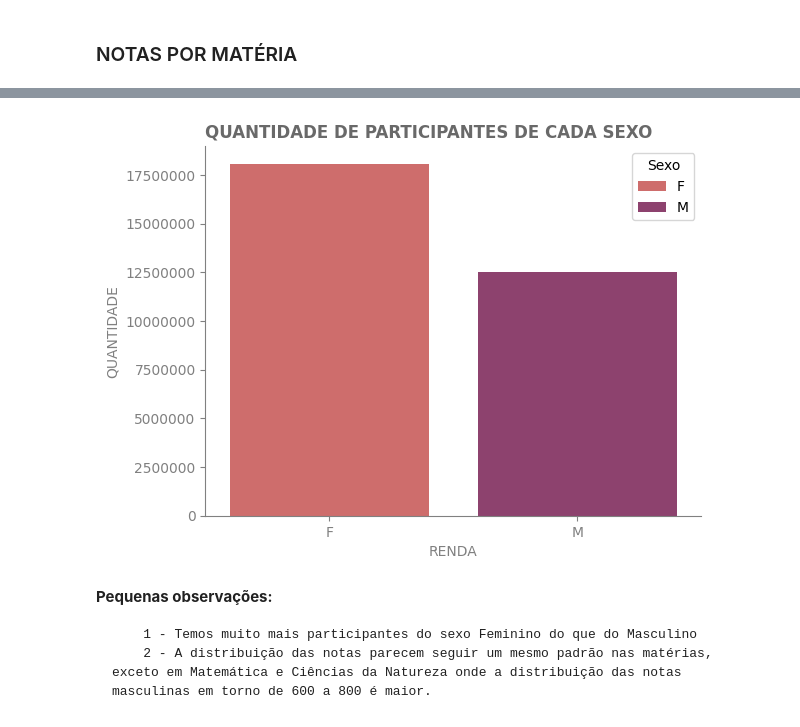
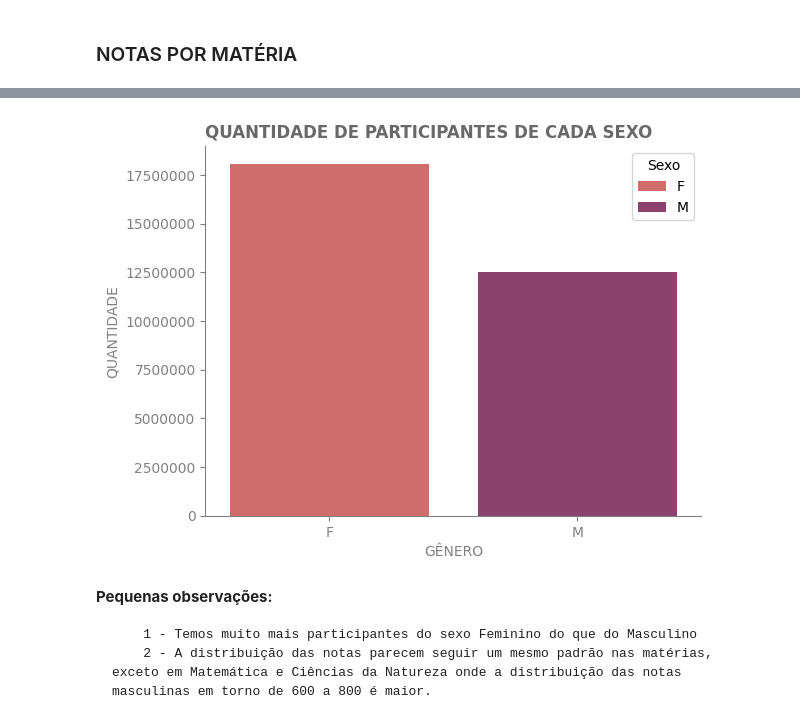
Before and after one commit to LiamFer/ENEM-Analysis, a Jupyter notebook: main_analysis.ipynb, the cells around one changed output, grey strips where cells are left out. Drawn from its saved outputs; the diff is of its cells as text; code cells hidden in the pictures.

```diff
--- a/main_analysis.ipynb
+++ b/main_analysis.ipynb
@@ -196,21 +196,21 @@ plt.savefig('graphs/gradesbyGender.png', transparent=True, dpi=600)
 # %%
 # Quantidade de participandes de cada sexo
 gender = pd.DataFrame(enem.Sexo.value_counts().reset_index())
 bar = sns.barplot(gender,x='Sexo',y='count',hue='Sexo',palette='flare',legend=True)
 
 bar.ticklabel_format(axis='y', style='plain')
 bar.set_title("QUANTIDADE DE PARTICIPANTES DE CADA SEXO", color='dimgrey',loc='left',fontweight='bold')
-bar.set_xlabel('RENDA',color='gray')
+bar.set_xlabel('GÊNERO',color='gray')
 bar.set_ylabel('QUANTIDADE',color='gray')
 
 bar.tick_params(axis='x', colors='gray')
 bar.tick_params(axis='y', colors='gray')
 bar.spines['top'].set_visible(False)
 bar.spines['right'].set_visible(False)
 bar.spines['bottom'].set_color("gray")
 bar.spines['left'].set_color("gray")
 # %% [output]
-[figure, old version]
+[figure, new version]
 # %% [markdown]
 **Pequenas observações:**
 
```
Also changed, not shown: parts of 3 cells of this notebook.
